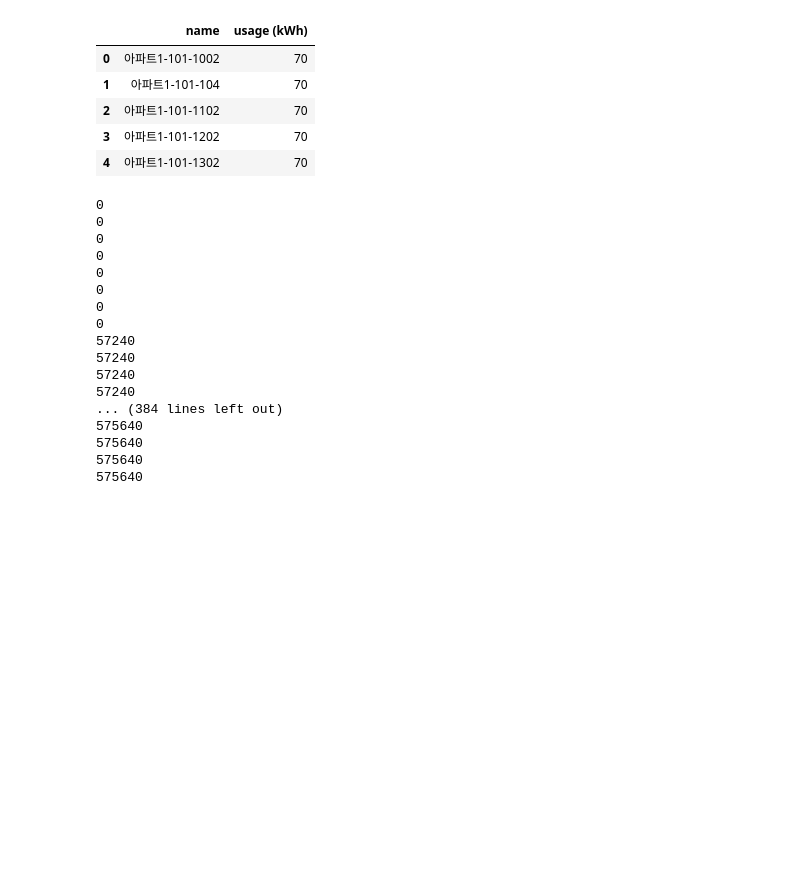
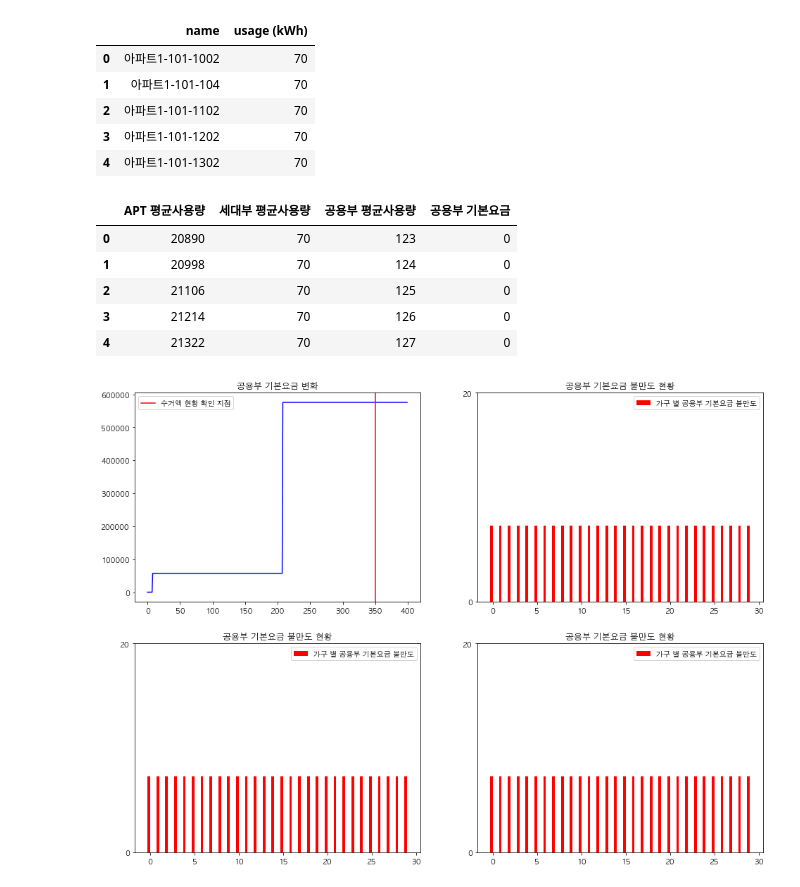
Before and after one commit to formegusto/what-is-public-fee, a Jupyter notebook: 전기를 아꼈을 때, 공동설비요금이 감소할까? (형평성의 문제에 대하여).ipynb, the cells around one changed output. Saved outputs shown, nothing was run; the diff lists cells and outputs as text; code cells hidden in the pictures; blank space fills up the shorter version.

Commit message:
기본요금 부분 좀 더 생각이 필요하다.

```diff
--- a/전기를 아꼈을 때, 공동설비요금이 감소할까? (형평성의 문제에 대하여).ipynb
+++ b/전기를 아꼈을 때, 공동설비요금이 감소할까? (형평성의 문제에 대하여).ipynb
@@ -373,12 +375,21 @@ equity_df.head()
 | 3 | 아파트1-101-1202 | 70 |
 | 4 | 아파트1-101-1302 | 70 |
 # %%
+basic_mem = list()
+
 basic_check_df = pd.DataFrame(columns=['APT 평균사용량','세대부 평균사용량','공용부 평균사용량','공용부 기본요금'])
 
 for i in range(0, 400):
     _public_kWh = public_kWh + (len(month_df) * i)
 
     APT = households_kWh + _public_kWh
+
+    calc = crs.models.ManagementOffice(
+        APT = APT,
+        month = _month,
+        households = equity_df,
+        contract="단일계약"
+    )
 
     pp = PublicPredictor(
             APT=APT,
@@ -388,23 +399,54 @@ for i in range(0, 400):
 
     pp.setting_basic()
 
-    print(pp.basic)
+    basic_check_df = basic_check_df.append({
+        "APT 평균사용량":APT,
+        "세대부 평균사용량":round(equity_df['usage (kWh)'].mean()),
+        "공용부 평균사용량":round(_public_kWh / len(month_df)),
+        "공용부 기본요금": pp.basic
+    }, ignore_index=True)
+
+    basic_month_df = equity_df.copy()
+    basic_month_df['기본요금'] = [_.basic for _ in calc.households]
+    basic_mem.append(basic_month_df)
+
+basic_check_df.head()
 # %% [output]
-0
-0
-0
-0
-0
-0
-0
-0
-57240
-57240
-57240
-57240
-... (384 lines left out)
-575640
-575640
-575640
-575640
+|  | APT 평균사용량 | 세대부 평균사용량 | 공용부 평균사용량 | 공용부 기본요금 |
+| 0 | 20890 | 70 | 123 | 0 |
+| 1 | 20998 | 70 | 124 | 0 |
+| 2 | 21106 | 70 | 125 | 0 |
+| 3 | 21214 | 70 | 126 | 0 |
+| 4 | 21322 | 70 | 127 | 0 |
+# %%
+points = 350
+
+plt.figure(figsize=(16,12))
+
+dir_ax = plt.subplot(2, 2, 1)
+
+dir_ax.plot(basic_check_df['공용부 기본요금'], color='b')
+dir_ax.axvline(points, color='r', label="수거액 현황 확인 지점")
+dir_ax.set_title("공용부 기본요금 변화")
+dir_ax.legend()
+
+_equity_df = basic_mem[points]
+
+for _ in range(2, 5):
+    _basic = round(basic_check_df['공용부 기본요금'][points] / len(month_df))
+
+    bar_ax = plt.subplot(2, 2, _)
+    bar_ax = plt.subplot(2, 2, _)
+    x = np.arange(30)
+
+    width = 0.3
+
+    bar_ax.set_title("공용부 기본요금 불만도 현황")
+    bar_ax.bar(x - width/2,  _equity_df['기본요금'][30 * (_ - 2): 30 * (_ - 1)].map(lambda x: _basic / x),  width, color='r')
+    bar_ax.set_yticks([0, 20])
+    bar_ax.legend(['가구 별 공용부 기본요금 불만도'], loc='upper right')
+
+plt.show()
+# %% [output]
+[figure, added]
 # %%
```
Also changed, not shown: parts of 3 cells of this notebook.
